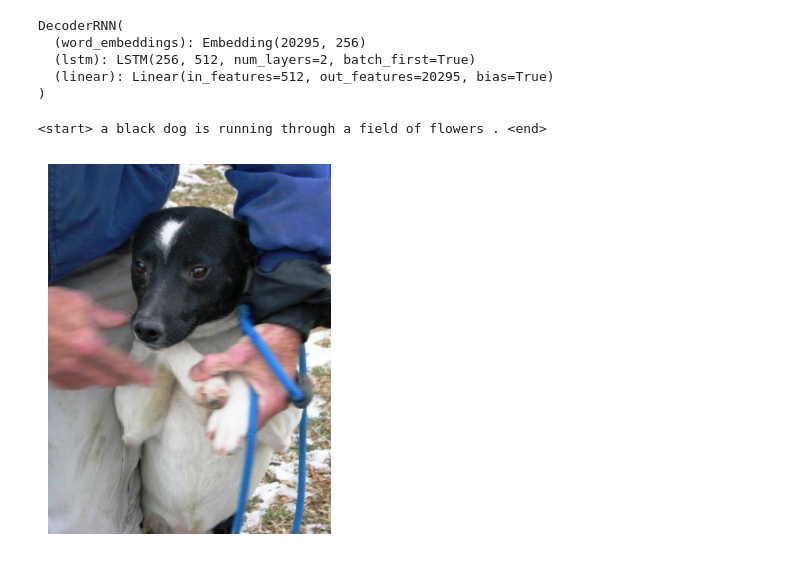
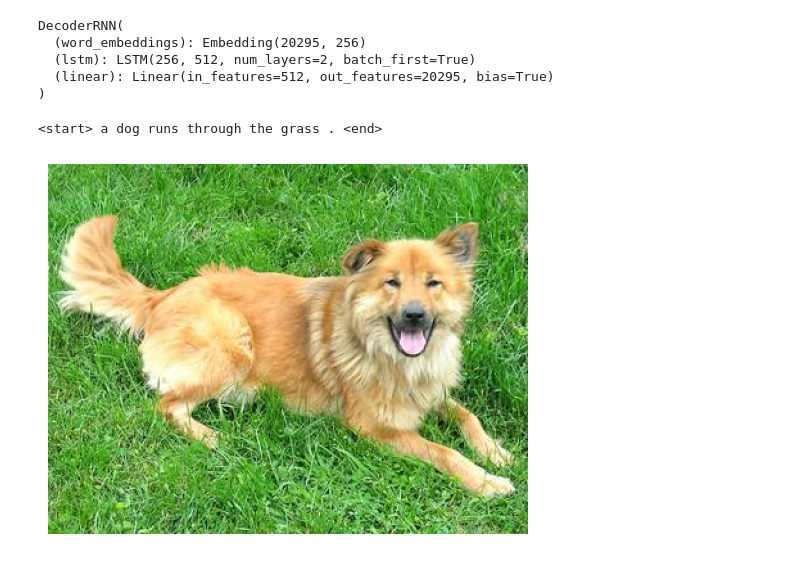
Before and after one commit to Mdhvince/image_captioning, a Jupyter notebook: notebook/2.load_and_train.ipynb, the cells around one changed output. Cells and saved outputs as stored; diff of their text form; code cells hidden in the pictures.

```diff
--- a/notebook/2.load_and_train.ipynb
+++ b/notebook/2.load_and_train.ipynb
@@ -591,38 +591,38 @@ DecoderRNN(
 # %%
 # pre-process
 im_path = "/home/medhyvinceslas/Documents/programming/datasets/image_captioning_flickr30k_images/flickr30k_images/301246.jpg"
-im_path = "/home/medhyvinceslas/Documents/programming/datasets/dog_cat_classification/test/data/1.jpg"
+im_path = "/home/medhyvinceslas/Documents/programming/datasets/dog_cat_classification/test/data/4.jpg"
 
 image = mpimg.imread(im_path)
 
 transform = T.Compose([
     Rescale(224), Normalize(), ToTensor()
 ])
 sample = {"image": image, "caption": [0]}
 
 sample = transform(sample)
 img_tensor = sample["image"]
 img_tensor = img_tensor.type(torch.FloatTensor)
 img_tensor = img_tensor.to(device)
 img_tensor = img_tensor.unsqueeze(0)
 
 # forward
 features = encoder(img_tensor).unsqueeze(1)
 output = decoder.sample(features, word2idx)
 
 # display
 idx2word = {v: k for k, v in word2idx.items()}
 
 assert all([isinstance(x, int) for x in output]), "items in output tensor should be integer"
 assert all([x in idx2word for x in output]), "items in the output needs to correspond to an integer in the vocabulary."
 
 caption_string = [idx2word[i] for i in output]
 caption_string = " ".join(caption_string)
 print(caption_string)
 
 plt.axis("off")
 plt.imshow(image)
 print("")
 # %% [output]
-<start> a black dog is running through a field of flowers . <end>
+<start> a dog runs through the grass . <end>
-[figure, old version]
+[figure, new version]
```
Also changed, not shown: 1 other file.
